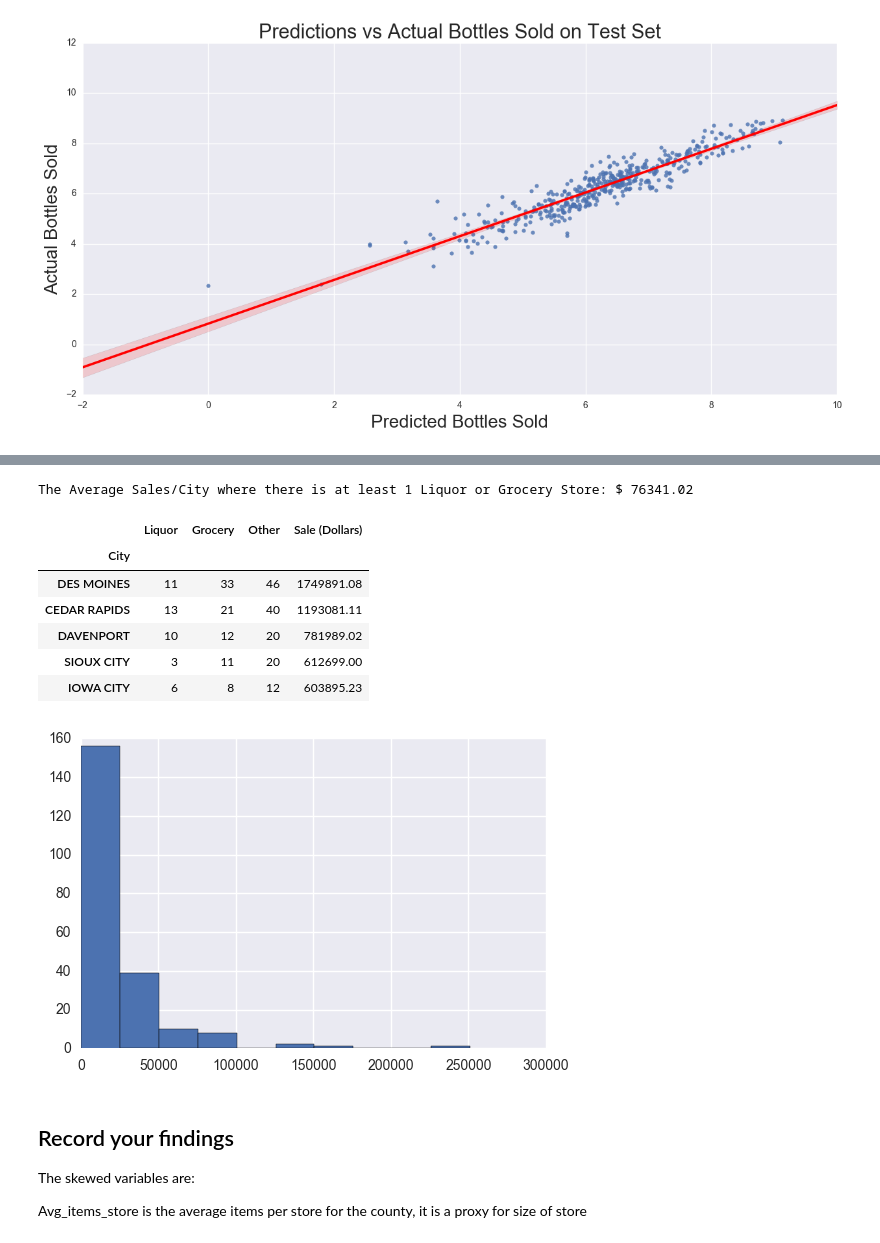
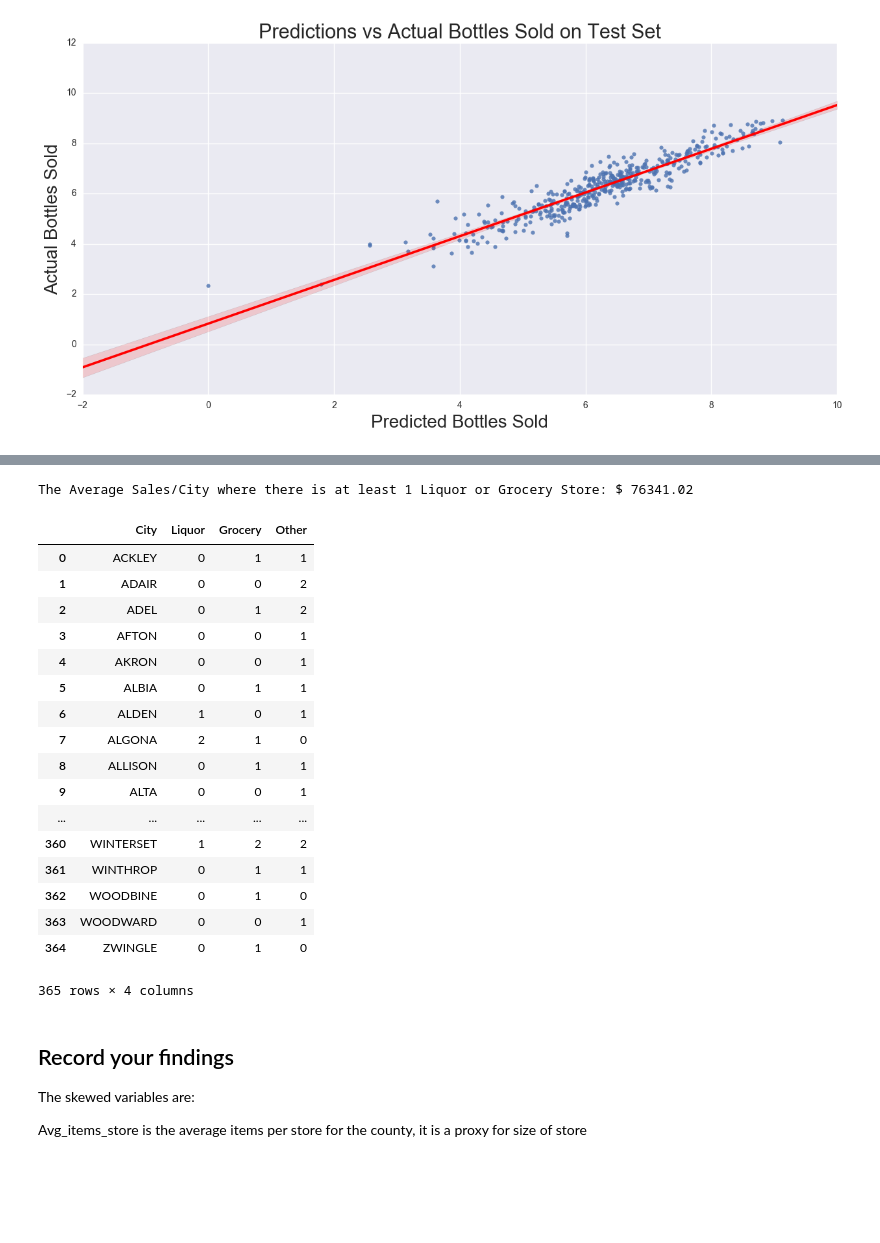
Before and after one commit to ashalan/project_3, a Jupyter notebook: starter-code/Project 3 Starter Code.ipynb, the cells around one changed output, grey strips where cells are left out. Saved outputs shown, nothing was run; the diff lists cells and outputs as text; code cells hidden in the pictures; blank space fills up the shorter version.

```diff
--- a/starter-code/Project 3 Starter Code.ipynb
+++ b/starter-code/Project 3 Starter Code.ipynb
@@ -570,41 +599,52 @@ for x in total_citystore['Store Name']:
     elif 'save a lot' in x.lower():
         store_type.append('Grocery')
         liquor_list.append(0)
         grocery_list.append(1)
         other_list.append(0)
     else:
         store_type.append('Other')
         liquor_list.append(0)
         grocery_list.append(0)
         other_list.append(1)
 total_citystore['Store Type'] = pd.Series(store_type)
 total_citystore['Liquor'] = pd.Series(liquor_list)
 total_citystore['Grocery'] = pd.Series(grocery_list)
 total_citystore['Other'] = pd.Series(other_list)
 
 total_citystore_merge = total_citystore.iloc[:,[0,1,3,4,5,6,7]]
 
 #groupby store type and evaluate metrics for each store type for the state of iowa
 #liquor stores have higher mean liquor sales than groceries and convenience stores
 #convenience stores might be the go to place for small rural towns
 store_type_sales.groupby('Store Type')['Sale (Dollars)'].agg({sum,len,np.mean})
 
 #what about cities where there are at least one liquor store or grocery stores
 city_type_sales = store_type_sales.groupby('City')[['Liquor','Grocery','Other','Sale (Dollars)']].sum()
 #the average sales per city where there is at least 1 grocery or 1 liquor store
 mean_city_grocery_liquor = city_type_sales[(city_type_sales['Liquor']>0) |(city_type_sales['Grocery']>0)]['Sale (Dollars)'].mean()
 print 'The Average Sales/City where there is at least 1 Liquor or Grocery Store: $',mean_city_grocery_liquor.round(2)
 city_type_sales.sort_values('Sale (Dollars)',ascending = False).head()
+city_type_sales.reset_index(inplace = True)
 # %% [output]
 The Average Sales/City where there is at least 1 Liquor or Grocery Store: $ 76341.02
-|  | Liquor | Grocery | Other | Sale (Dollars) |
-| City |  |  |  |  |
-| DES MOINES | 11 | 33 | 46 | 1749891.08 |
-| CEDAR RAPIDS | 13 | 21 | 40 | 1193081.11 |
-| DAVENPORT | 10 | 12 | 20 | 781989.02 |
-| SIOUX CITY | 3 | 11 | 20 | 612699.00 |
-| IOWA CITY | 6 | 8 | 12 | 603895.23 |
+|  | City | Liquor | Grocery | Other |
+| 0 | ACKLEY | 0 | 1 | 1 |
+| 1 | ADAIR | 0 | 0 | 2 |
+| 2 | ADEL | 0 | 1 | 2 |
+| 3 | AFTON | 0 | 0 | 1 |
+| 4 | AKRON | 0 | 0 | 1 |
+| 5 | ALBIA | 0 | 1 | 1 |
+| 6 | ALDEN | 1 | 0 | 1 |
+| 7 | ALGONA | 2 | 1 | 0 |
+| 8 | ALLISON | 0 | 1 | 1 |
+| 9 | ALTA | 0 | 0 | 1 |
+| ... | ... | ... | ... | ... |
+| 360 | WINTERSET | 1 | 2 | 2 |
+| 361 | WINTHROP | 0 | 1 | 1 |
+| 362 | WOODBINE | 0 | 1 | 0 |
+| 363 | WOODWARD | 0 | 0 | 1 |
+| 364 | ZWINGLE | 0 | 1 | 0 |
-[figure, removed]
+365 rows × 4 columns
 # %% [markdown]
 ## Record your findings
 
```
Also changed, not shown: parts of 9 cells of this notebook.
